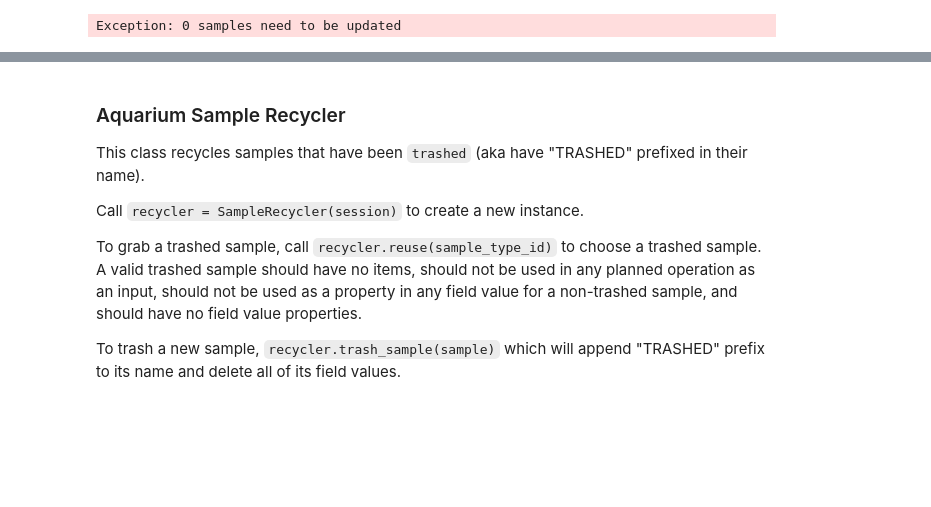
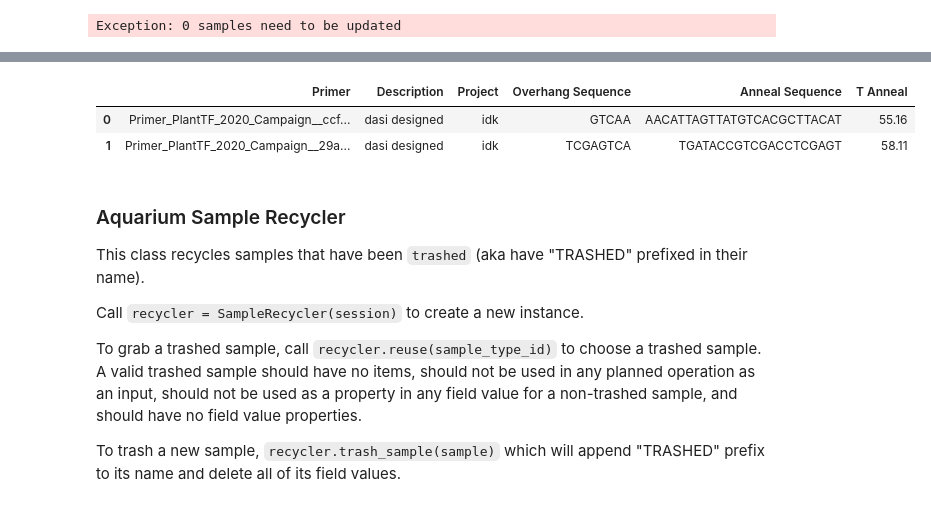
Before and after one commit to jvrana/aqbuildtools, a Jupyter notebook: examples/DASiOutputToAquarium.ipynb, the cells around one changed output, grey strips where cells are left out. Cells and saved outputs as stored; diff of their text form; code cells hidden in the pictures; blank space fills up the shorter version.

```diff
--- a/examples/DASiOutputToAquarium.ipynb
+++ b/examples/DASiOutputToAquarium.ipynb
@@ -461,3 +461,9 @@ v.to_csv('temp.csv', index=False)
+# %%
+upload_dfs['Primer']
+# %% [output]
+|  | Primer | Description | Project | Overhang Sequence | Anneal Sequence | T Anneal |
+| 0 | Primer_PlantTF_2020_Campaign__ccf... | dasi designed | idk | GTCAA | AACATTAGTTATGTCACGCTTACAT | 55.16 |
+| 1 | Primer_PlantTF_2020_Campaign__29a... | dasi designed | idk | TCGAGTCA | TGATACCGTCGACCTCGAGT | 58.11 |
 # %% [markdown]
 ### Aquarium Sample Recycler
 
```
Also changed, not shown: parts of 2 cells of this notebook, 2 other files.
